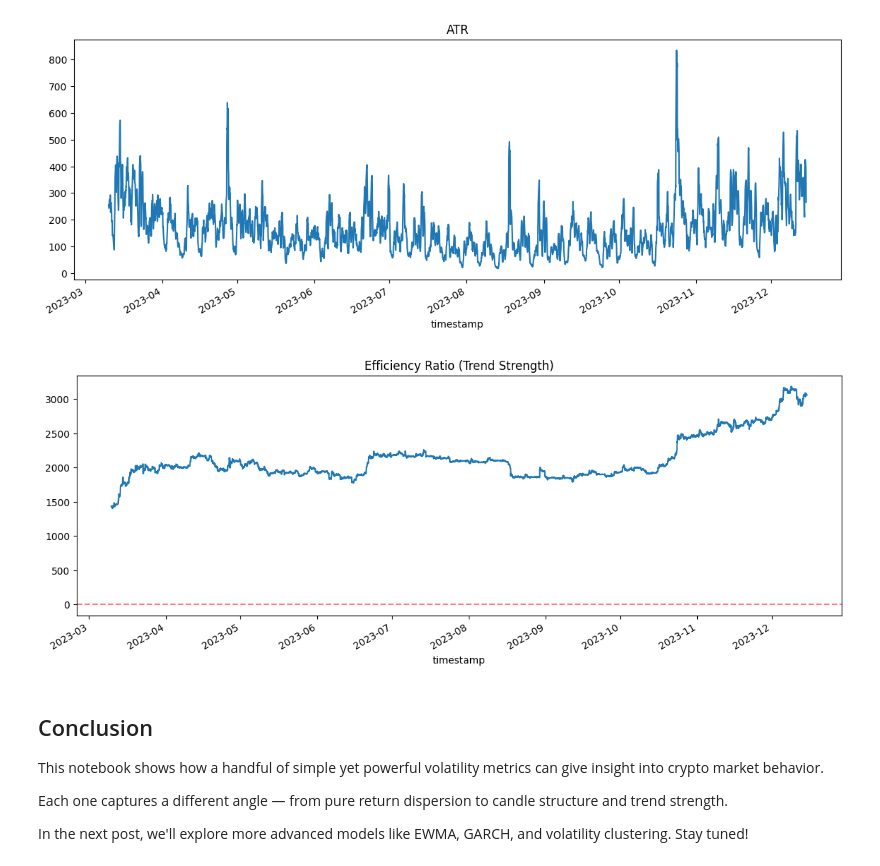
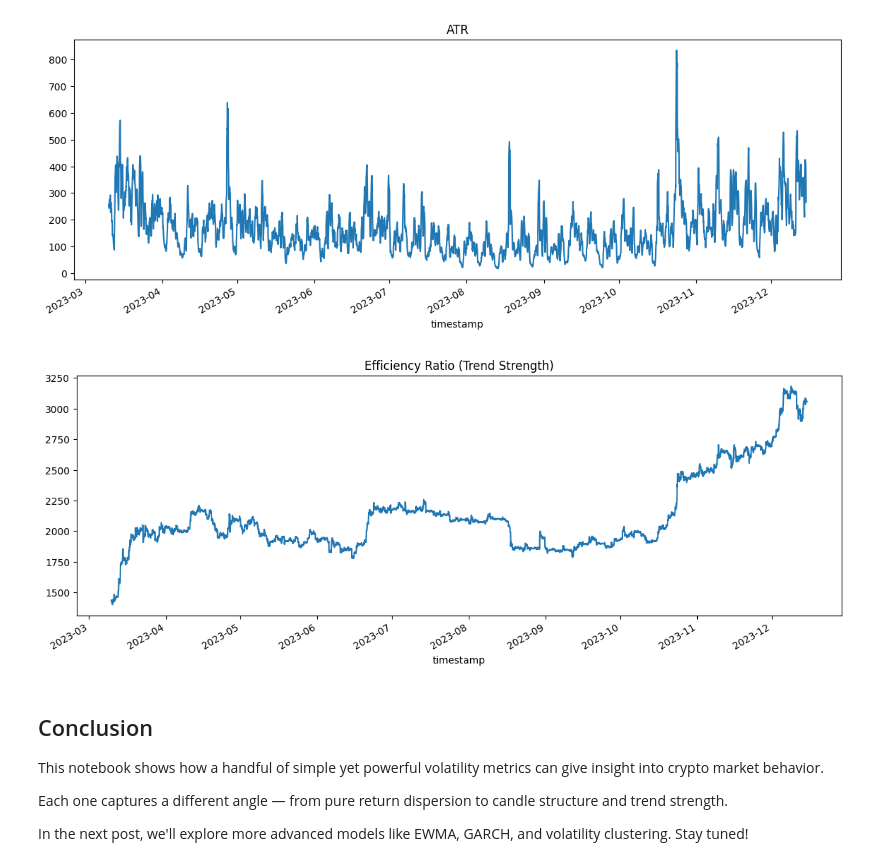
Before and after one commit to aguumg/Volatility-Calculators, a Jupyter notebook: notebooks/01_intro_volatility_metrics.ipynb, the cells around one changed output. Cells and saved outputs as stored; diff of their text form; code cells hidden in the pictures.

```diff
--- a/notebooks/01_intro_volatility_metrics.ipynb
+++ b/notebooks/01_intro_volatility_metrics.ipynb
@@ -87,10 +90,10 @@ plt.show()
 [figure]
 # %%
 df["EfficiencyRatio"].plot(figsize=(14,5), title="Efficiency Ratio (Trend Strength)")
-plt.axhline(1, color="red", linestyle="--", alpha=0.5)
+plt.savefig('../plots/EfficiencyRatio.png')
 plt.show()
 # %% [output]
-[figure, old version]
+[figure, new version]
 # %% [markdown]
 ## Conclusion
 
```
Also changed, not shown: parts of 6 cells of this notebook, 1 other file.
